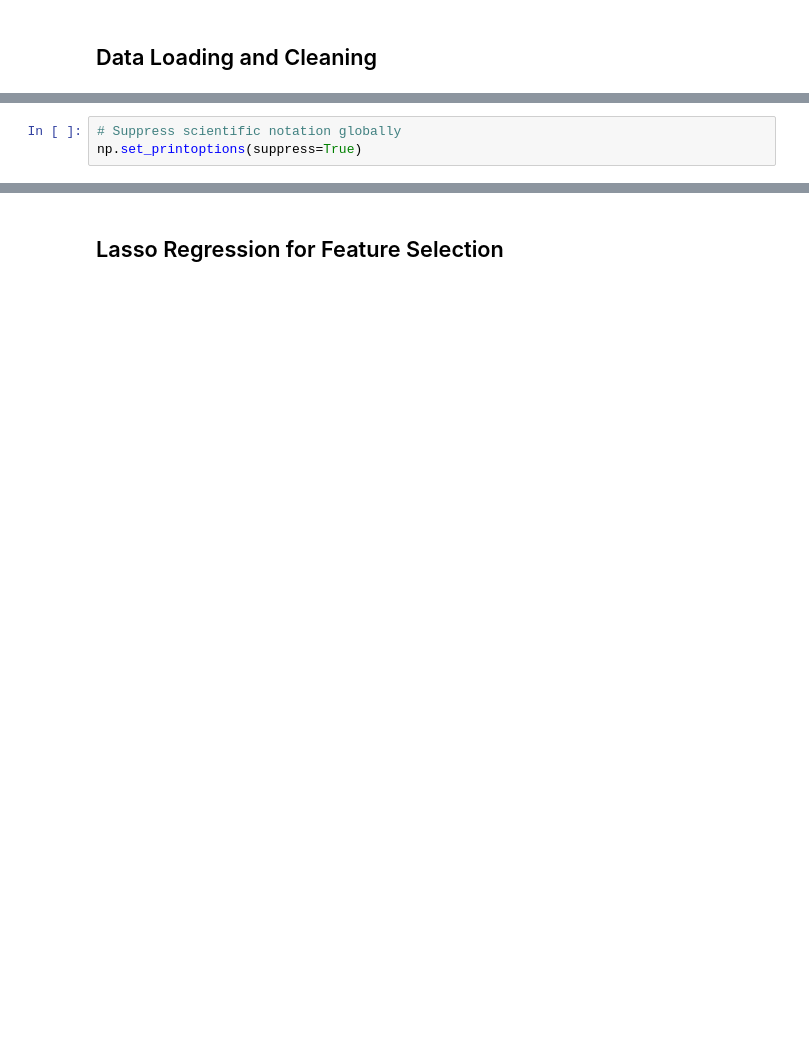
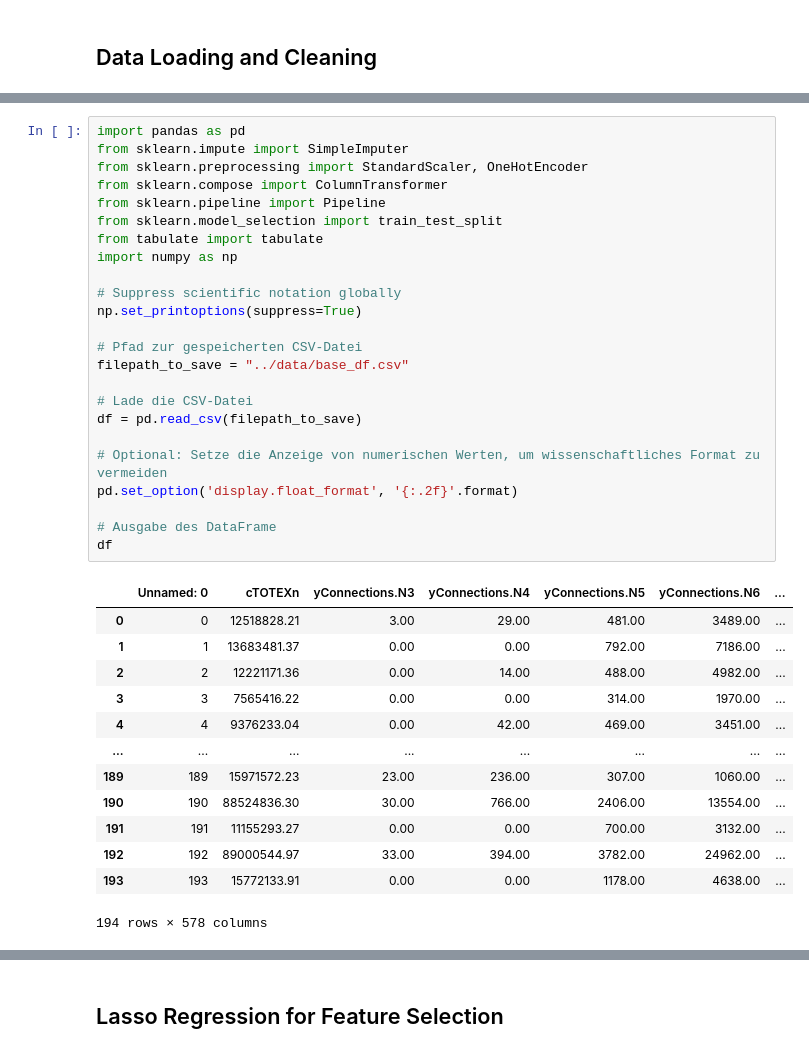
Before and after one commit to ducanhnguyen99/BNetzA, a Jupyter notebook: Benedict/First Analysis.ipynb, the cells around one changed output, grey strips where cells are left out. Cells and saved outputs as stored; diff of their text form; blank space fills up the shorter version.

```diff
--- a/Benedict/First Analysis.ipynb
+++ b/Benedict/First Analysis.ipynb
@@ -88,3 +3,38 @@ Preprocessing completed. Data is ready for model training and evaluation.
-# %%
-# Suppress scientific notation globally
-np.set_printoptions(suppress=True)
+# %%
+import pandas as pd
+from sklearn.impute import SimpleImputer
+from sklearn.preprocessing import StandardScaler, OneHotEncoder
+from sklearn.compose import ColumnTransformer
+from sklearn.pipeline import Pipeline
+from sklearn.model_selection import train_test_split
+from tabulate import tabulate
+import numpy as np
+
+# Suppress scientific notation globally
+np.set_printoptions(suppress=True)
+
+# Pfad zur gespeicherten CSV-Datei
+filepath_to_save = "../data/base_df.csv"
+
+# Lade die CSV-Datei
+df = pd.read_csv(filepath_to_save)
+
+# Optional: Setze die Anzeige von numerischen Werten, um wissenschaftliches Format zu vermeiden
+pd.set_option('display.float_format', '{:.2f}'.format)
+
+# Ausgabe des DataFrame
+df
+# %% [output]
+|  | Unnamed: 0 | cTOTEXn | yConnections.N3 | yConnections.N4 | yConnections.N5 | yConnections.N6 | ... |
+| 0 | 0 | 12518828.21 | 3.00 | 29.00 | 481.00 | 3489.00 | ... |
+| 1 | 1 | 13683481.37 | 0.00 | 0.00 | 792.00 | 7186.00 | ... |
+| 2 | 2 | 12221171.36 | 0.00 | 14.00 | 488.00 | 4982.00 | ... |
+| 3 | 3 | 7565416.22 | 0.00 | 0.00 | 314.00 | 1970.00 | ... |
+| 4 | 4 | 9376233.04 | 0.00 | 42.00 | 469.00 | 3451.00 | ... |
+| ... | ... | ... | ... | ... | ... | ... | ... |
+| 189 | 189 | 15971572.23 | 23.00 | 236.00 | 307.00 | 1060.00 | ... |
+| 190 | 190 | 88524836.30 | 30.00 | 766.00 | 2406.00 | 13554.00 | ... |
+| 191 | 191 | 11155293.27 | 0.00 | 0.00 | 700.00 | 3132.00 | ... |
+| 192 | 192 | 89000544.97 | 33.00 | 394.00 | 3782.00 | 24962.00 | ... |
+| 193 | 193 | 15772133.91 | 0.00 | 0.00 | 1178.00 | 4638.00 | ... |
+194 rows × 578 columns
```
Also changed, not shown: parts of 4 cells of this notebook, 2 other files.
